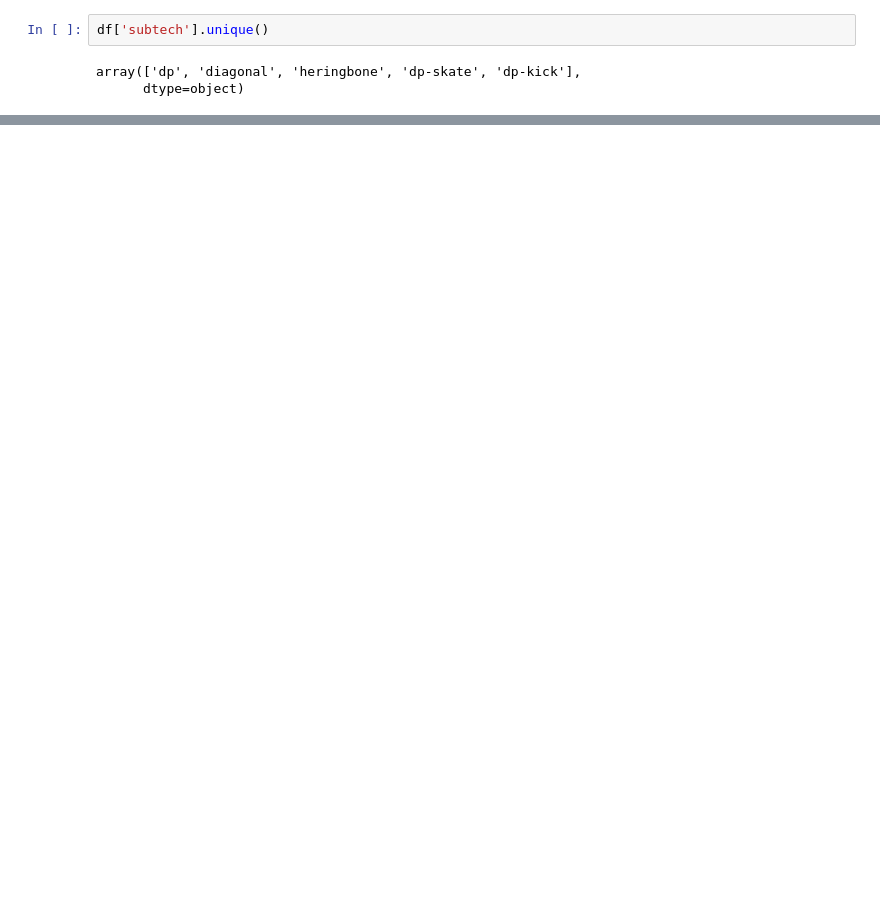
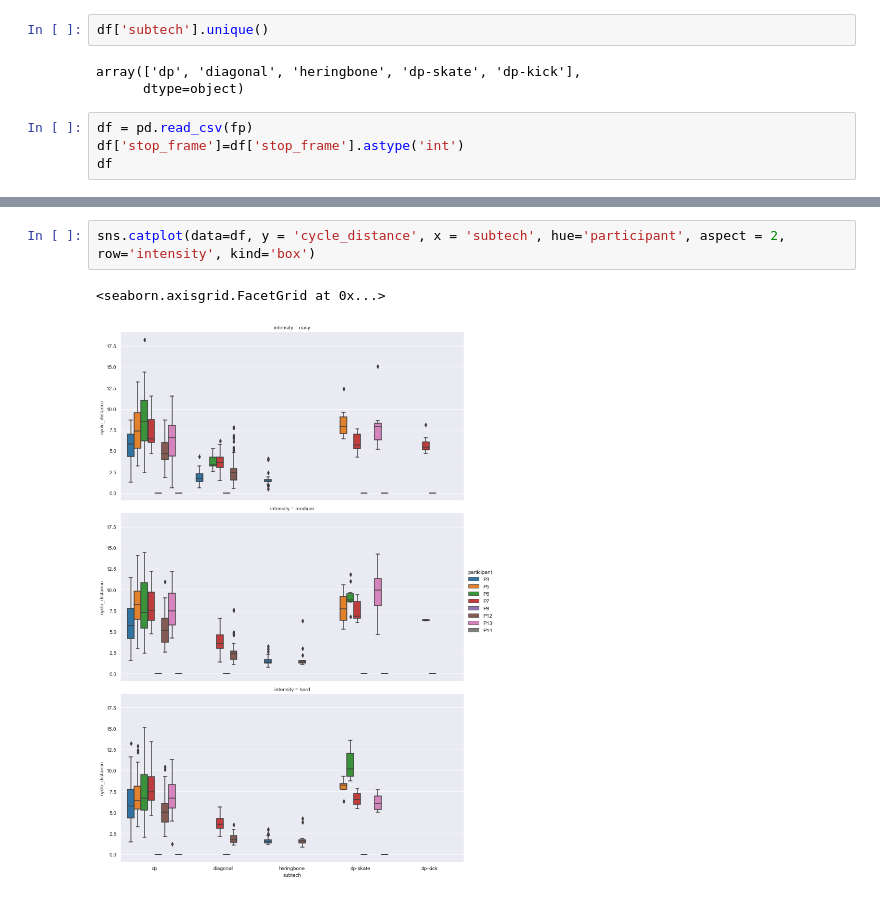
Before and after one commit to luceskywalker/xski, a Jupyter notebook: code/jupyter_lucas/statistic_cycle_params.ipynb, the cells around one changed output, grey strips where cells are left out. Drawn from its saved outputs; the diff is of its cells as text; blank space fills up the shorter version.

```diff
--- a/code/jupyter_lucas/statistic_cycle_params.ipynb
+++ b/code/jupyter_lucas/statistic_cycle_params.ipynb
@@ -44,3 +44,7 @@ df['subtech'].unique()
 # %% [output]
 array(['dp', 'diagonal', 'heringbone', 'dp-skate', 'dp-kick'],
       dtype=object)
+# %%
+df = pd.read_csv(fp)
+df['stop_frame']=df['stop_frame'].astype('int')
+df
@@ -46,0 +65,5 @@ array(['dp', 'diagonal', 'heringbone', 'dp-skate', 'dp-kick'],
+# %%
+sns.catplot(data=df, y = 'cycle_distance', x = 'subtech', hue='participant', aspect = 2, row='intensity', kind='box')
+# %% [output]
+<seaborn.axisgrid.FacetGrid at 0x...>
+[figure, added]
```
Also changed, not shown: parts of 5 cells of this notebook, 24 other files.
